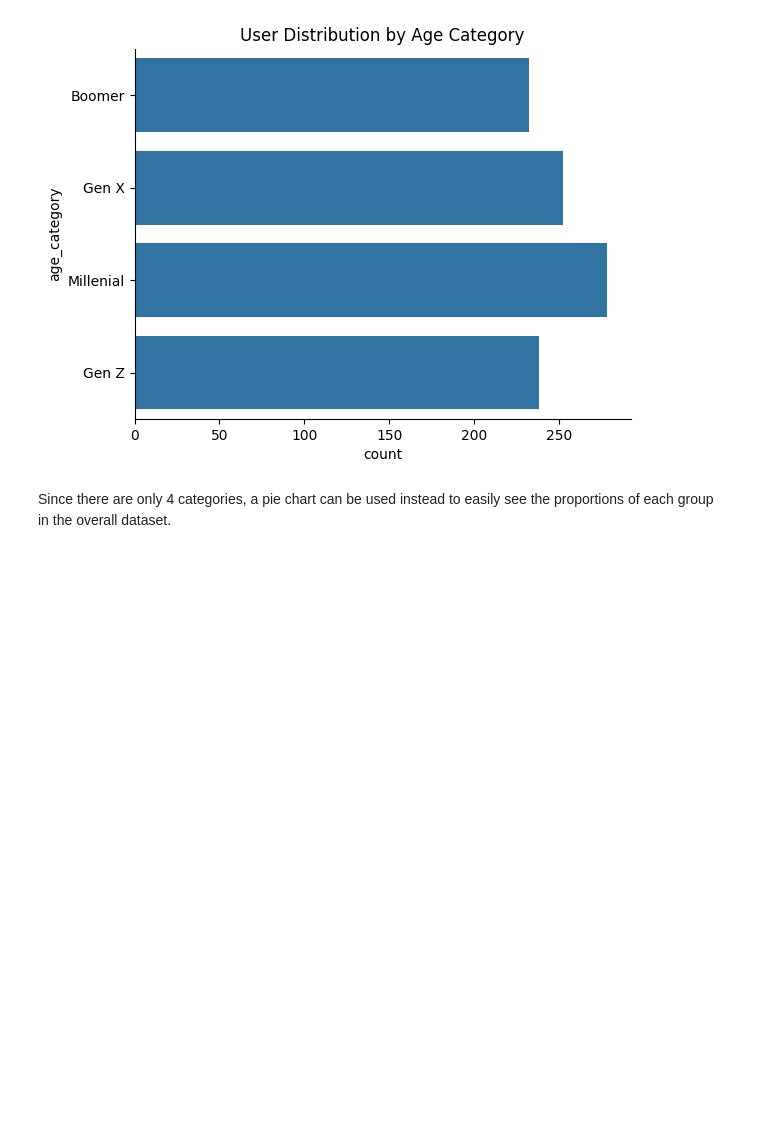
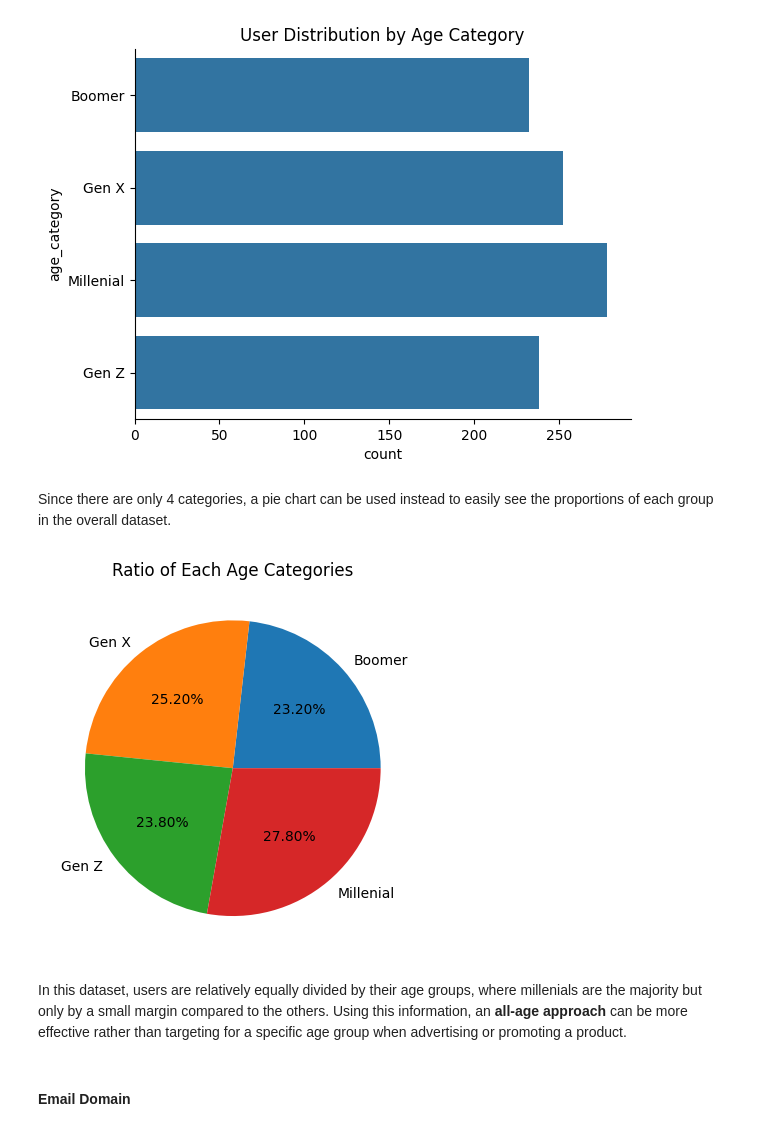
Before and after one commit to mezkymy/mock-data-analysis, a Jupyter notebook: mock_data_analysis.ipynb, the cells around one changed output. Drawn from its saved outputs; the diff is of its cells as text; code cells hidden in the pictures; blank space fills up the shorter version.

```diff
--- a/mock_data_analysis.ipynb
+++ b/mock_data_analysis.ipynb
@@ -62,8 +60,8 @@ Note that some of these features may contain sensitive information and also migh
 
 Also since this is a randomly generated data, the email address and the name of the users might also be mismatched, thus it is completely pointless to perform any analysis using these features. Each entries are also treated as different users, so removing the name and extracting only the domain of the email is done at this step.
 # %%
-# take only the domain name from the email
-df['email_domain'] = df['email'].str.split('@').str[1]
+# take only the domain name from the email (also removing the TLD)
+df['email_domain'] = df['email'].str.split('@').str[1].str.split('.').str[0]
 
 # drop the original email column
 df2 = df.drop(columns='email')
@@ -122,3 +121,15 @@ plt.show()
 [figure]
 # %% [markdown]
 Since there are only 4 categories, a pie chart can be used instead to easily see the proportions of each group in the overall dataset.
+# %%
+# pie chart
+df2.groupby('age_category').size().plot(kind='pie', autopct='%.2f%%')
+
+plt.title('Ratio of Each Age Categories')
+plt.show()
+# %% [output]
+[figure, added]
+# %% [markdown]
+In this dataset, users are relatively equally divided by their age groups, where millenials are the majority but only by a small margin compared to the others. Using this information, an **all-age approach** can be more effective rather than targeting for a specific age group when advertising or promoting a product.
+# %% [markdown]
+#### Email Domain
```
Also changed, not shown: parts of 7 cells of this notebook.
